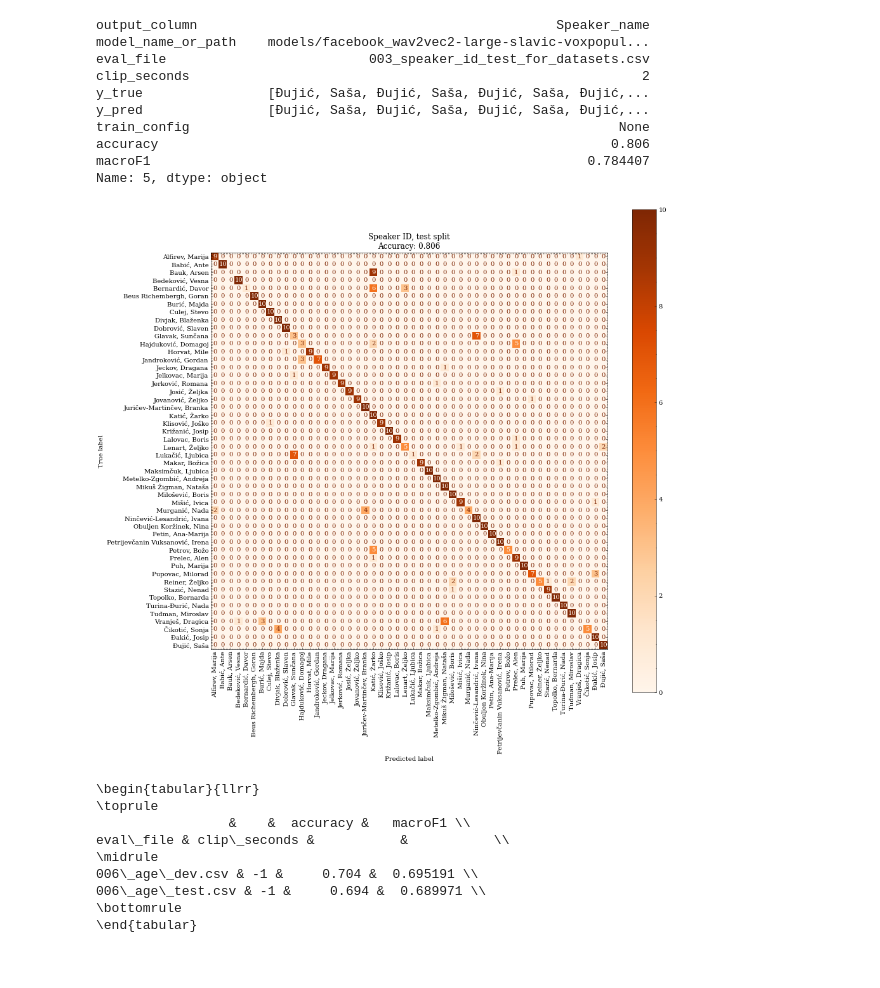
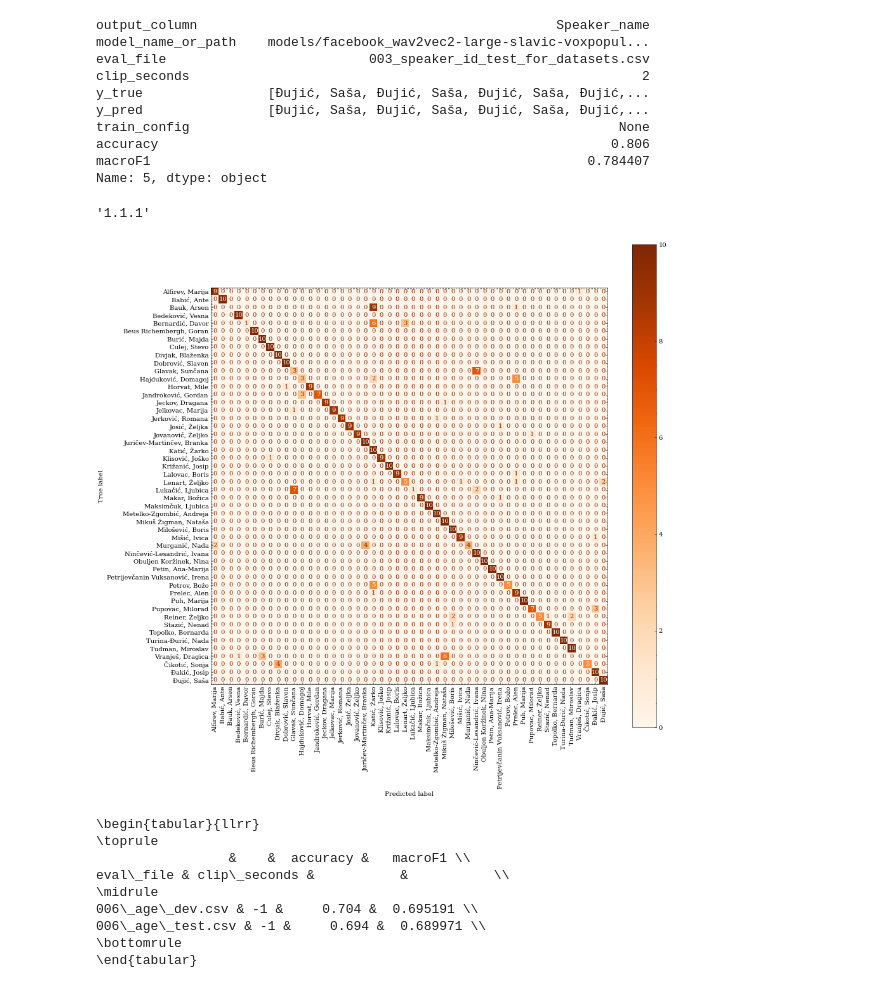
Before and after one commit to 5roop/task11, a Jupyter notebook: 009_analisis.ipynb, the cells around one changed output. Drawn from its saved outputs; the diff is of its cells as text; code cells hidden in the pictures.

```diff
--- a/009_analisis.ipynb
+++ b/009_analisis.ipynb
@@ -61,19 +61,23 @@ train_config                                                       None
 accuracy                                                          0.806
 macroF1                                                        0.784407
 Name: 5, dtype: object
+# %%
+import sklearn
+sklearn.__version__
+# %% [output]
+'1.1.1'
 # %%
 import matplotlib.pyplot as plt
 plt.style.use("science no-latex".split())
 from sklearn.metrics import ConfusionMatrixDisplay
 fi, ax = plt.subplots(figsize=(14,14))
 ConfusionMatrixDisplay.from_predictions(
    y_true, y_pred, cmap="Oranges", ax=ax, xticks_rotation=90)
-plt.title("Speaker ID, test split\nAccuracy: 0.806")
 plt.savefig("images/009_cm_speaker_id_test.png")
 plt.savefig("images/009_cm_speaker_id_test.pdf")
 plt.show()
 # %% [output]
-[figure, old version]
+[figure, new version]
 # %%
 print(df.loc[df.output_column=="Speaker_age_group", ["eval_file", "clip_seconds", "accuracy", "macroF1"]].groupby(["eval_file", "clip_seconds"]).mean().to_latex())
 # %% [output]
```
Also changed, not shown: parts of 6 cells of this notebook, 9 other files.
